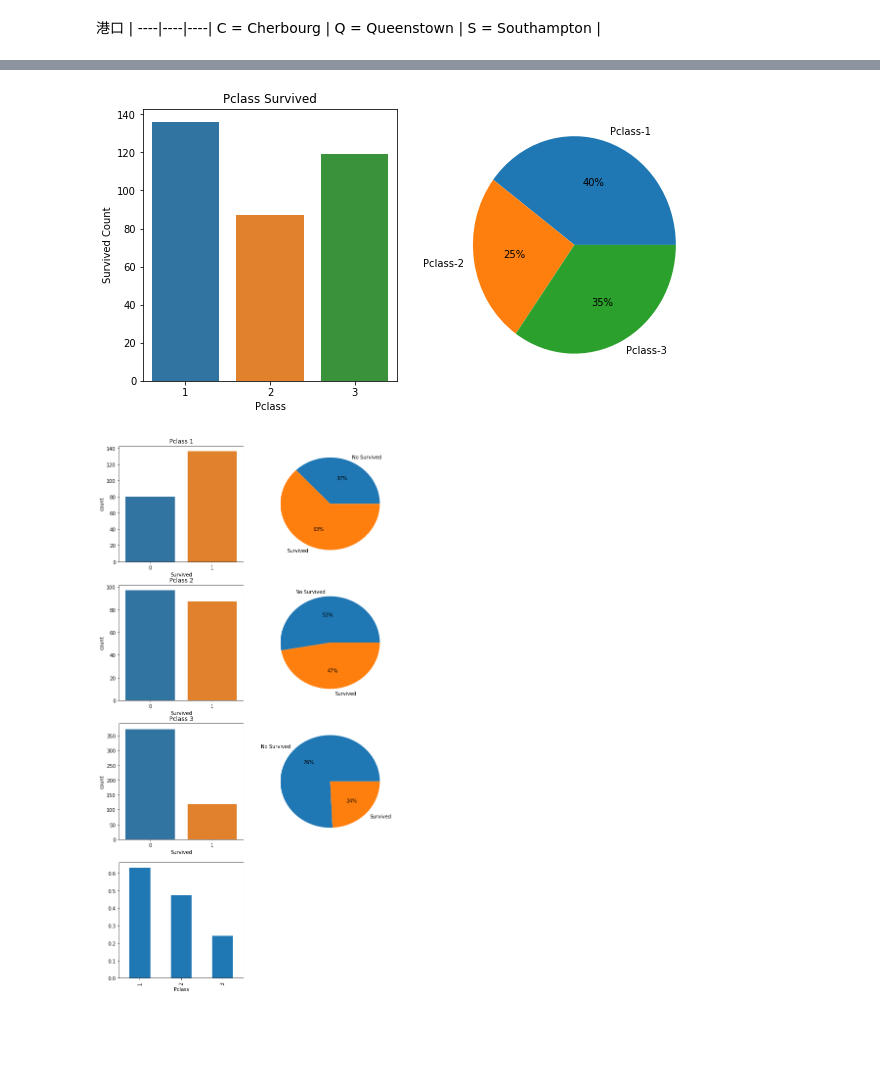
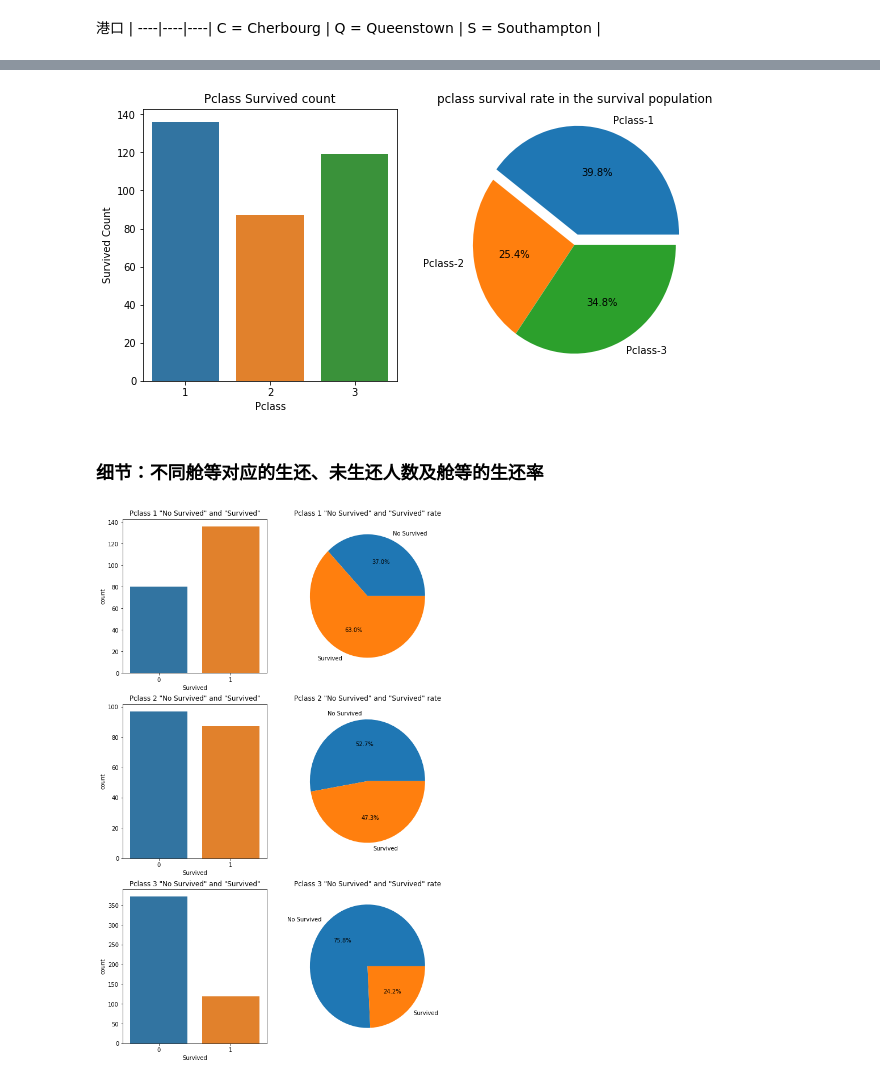
Before and after one commit to coolqidedd/linear_algebra, a Jupyter notebook: example/tianic_search.ipynb, the cells around one changed output, grey strips where cells are left out. Drawn from its saved outputs; the diff is of its cells as text; code cells hidden in the pictures; blank space fills up the shorter version.

```diff
--- a/example/tianic_search.ipynb
+++ b/example/tianic_search.ipynb
@@ -103,51 +113,61 @@ survived_df[['Pclass','Survived']].groupby(['Pclass']).sum()
 # %%
+survived_data = original_data[original_data[ 'Survived'] == 1 ]
+sum_survived_data = survived_data[['Pclass','Survived']].groupby(['Pclass']).sum()
+
 plt.figure(figsize= (10, 5))
+
 plt.subplot(121)
-sns.countplot(x='Pclass', data=survived_df)
-plt.title('Pclass Survived')
+sns.countplot(x='Pclass', data=survived_data)
+plt.title('Pclass Survived count')
 plt.ylabel('Survived Count')
 
 plt.subplot(122)
-plt.pie(survived_df[['Pclass','Survived']].groupby(['Pclass']).sum(),\
-        labels=['Pclass-1','Pclass-2','Pclass-3'],autopct='%1.0f%%')
+explode=[0.1,0,0]
+plt.pie(sum_survived_data,
+        labels=['Pclass-1','Pclass-2','Pclass-3'],explode=explode,autopct='%1.1f%%')
+plt.title('pclass survival rate in the survival population');
 plt.show()
 # %% [output]
-[figure, old version]
+[figure, new version]
+# %% [markdown]
+### 细节：不同舱等对应的生还、未生还人数及舱等的生还率
 # %%
-# 不同客舱分别的生还和未生还人数及生还率
+# 不同舱等对应的生还和未生还人数及生还率
 pclass1 = original_data[original_data['Pclass'] == 1]
 pclass2 = original_data[original_data['Pclass'] == 2]
 pclass3 = original_data[original_data['Pclass'] == 3]
 
-plt.figure(figsize=(10,20))
-plt.subplot(421)
+plt.figure(figsize=(10,17))
+plt.subplot(321)
 sns.countplot(x = 'Survived', data = pclass1)
-plt.title('Pclass 1')
+plt.title('Pclass 1 "No Survived" and "Survived"')
 
-plt.subplot(422)
-plt.pie([pclass1['Survived'][pclass1['Survived'] == 0].count(),pclass1['Survived'][pclass1['Survived'] == 1].count()],\
-labels=['No Survived', 'Survived'],autopct='%1.0f%%')
+plt.subplot(322)
+plt.pie([pclass1['Survived'][pclass1['Survived'] == 0].count(),
+         pclass1['Survived'][pclass1['Survived'] == 1].count()],
+        labels=['No Survived', 'Survived'],autopct='%1.1f%%')
+plt.title('Pclass 1 "No Survived" and "Survived" rate')
 
-plt.subplot(423)
+plt.subplot(323)
 sns.countplot(x = 'Survived', data = pclass2)
-plt.title('Pclass 2')
+plt.title('Pclass 2 "No Survived" and "Survived"')
 
-plt.subplot(424)
-plt.pie([pclass2['Survived'][pclass2['Survived'] == 0].count(),pclass2['Survived'][pclass2['Survived'] == 1].count()],\
-labels=['No Survived', 'Survived'],autopct='%1.0f%%')
+plt.subplot(324)
+plt.pie([pclass2['Survived'][pclass2['Survived'] == 0].count(),
+         pclass2['Survived'][pclass2['Survived'] == 1].count()],
+        labels=['No Survived', 'Survived'],autopct='%1.1f%%')
+plt.title('Pclass 2 "No Survived" and "Survived" rate')
 
-plt.subplot(425)
+plt.subplot(325)
 sns.countplot(x = 'Survived', data = pclass3)
-plt.title('Pclass 3')
+plt.title('Pclass 3 "No Survived" and "Survived"')
 
-plt.subplot(426)
-plt.pie([pclass3['Survived'][pclass3['Survived'] == 0].count(),pclass3['Survived'][pclass3['Survived'] == 1].count()],\
-labels=['No Survived', 'Survived'],autopct='%1.0f%%')
-
-plt.subplot(427)
-survived_by_pclass = original_data.groupby('Pclass')['Survived'].mean()
-survived_by_pclass.plot(kind = 'bar')
+plt.subplot(326)
+plt.pie([pclass3['Survived'][pclass3['Survived'] == 0].count(),
+         pclass3['Survived'][pclass3['Survived'] == 1].count()],
+        labels=['No Survived', 'Survived'],autopct='%1.1f%%')
+plt.title('Pclass 3 "No Survived" and "Survived" rate')
 
 plt.show()
 # %% [output]
-[figure, old version]
+[figure, new version]
```
Also changed, not shown: parts of 15 cells of this notebook, 2 other files.
